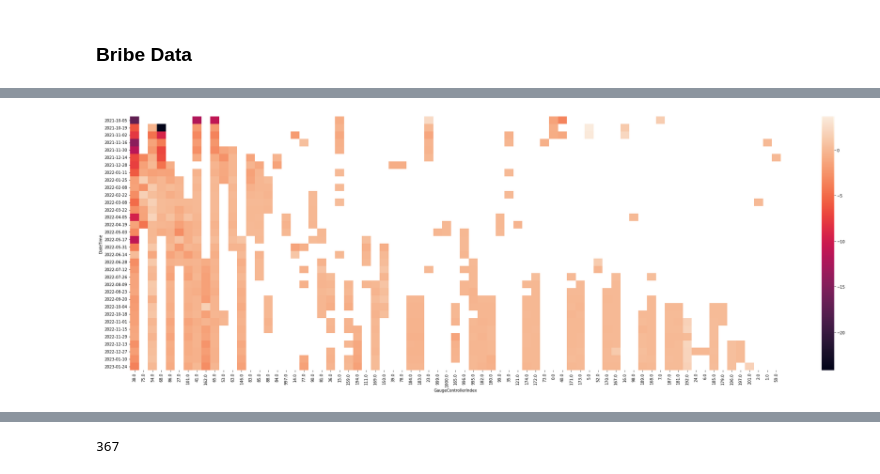
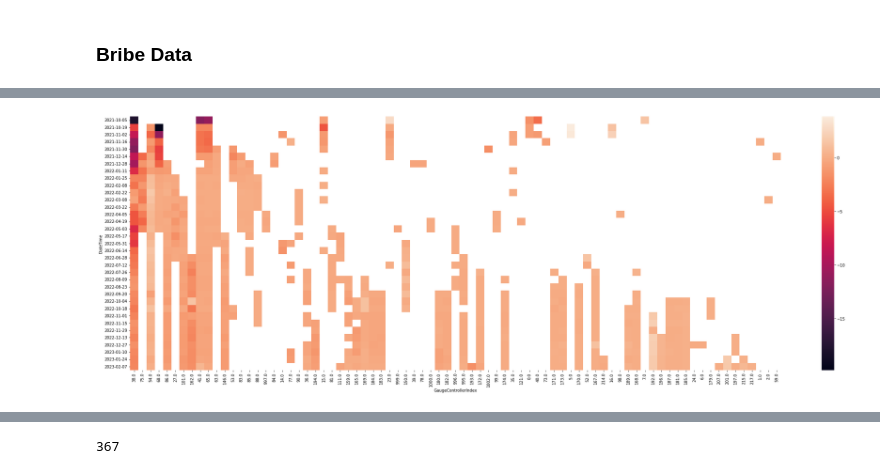
Before and after one commit to DoominEth/Web3DataSandbox, a Jupyter notebook: Untitled.ipynb, the cells around one changed output, grey strips where cells are left out. Drawn from its saved outputs; the diff is of its cells as text; code cells hidden in the pictures.

```diff
--- a/Untitled.ipynb
+++ b/Untitled.ipynb
@@ -108,5 +229,6 @@ newBribeDuneData = dune.create_DF(1923100)
 # %%
-gaugeMap.drawHeatMapDiffernceBetweenVotesBribes(gaugeMap.allMappingData)
+
+gaugeMap.drawHeatMapDiffernceBetweenVotesBribes(gaugeMap.allMappingData, 0)
 #
 # %% [output]
-[figure, old version]
+[figure, new version]
```
Also changed, not shown: parts of 109 cells of this notebook, 2 other files.
